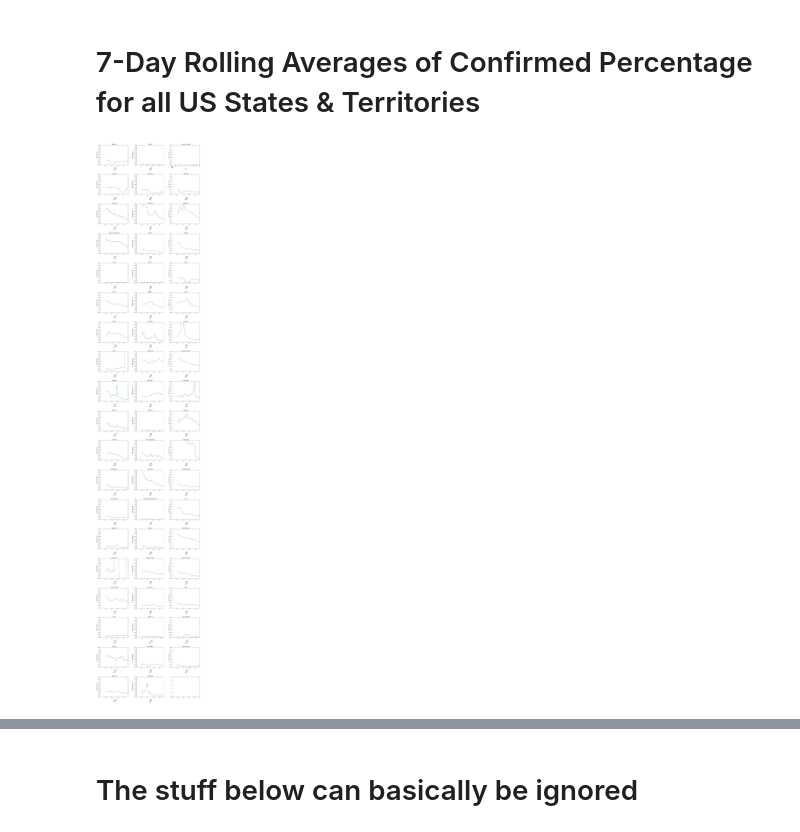
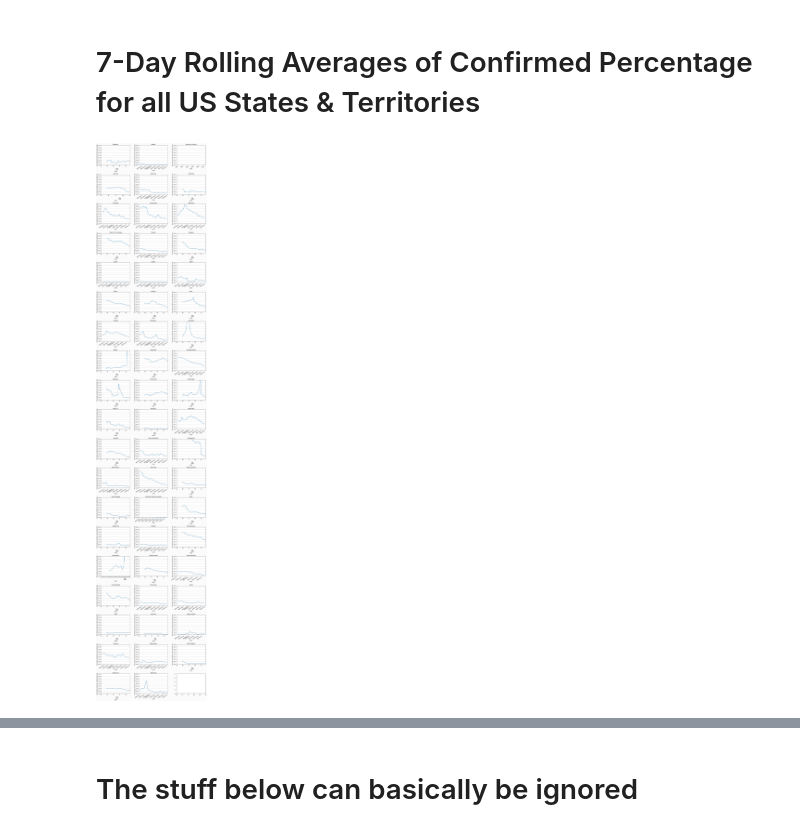
Before and after one commit to DavidMorton/jupyter-notebooks, a Jupyter notebook: COVID DataSet.ipynb, the cells around one changed output, grey strips where cells are left out. Drawn from its saved outputs; the diff is of its cells as text; code cells hidden in the pictures.

```diff
--- a/COVID DataSet.ipynb
+++ b/COVID DataSet.ipynb
@@ -47,32 +47,32 @@ def smooth_bad_cumulative_values(series, columnname):
     states = np.sort(series['Province_State'].unique())
 
     for state in states:
-        series.loc[series['Province_State'] == state, columnname] = series[series['Province_State'] == state][columnname].interpolate()
-    #print(series.groupby('Province_State', as_index=False).apply(lambda x: x[columnname].interpolate(inplace=True)))
-    #series.set_index(['Date']).groupby('Province_State', as_index=False).apply(lambda x: x[columnname].interpolate(inplace=True))
+        stateseries = series[series['Province_State'] == state]
+
+        cumulative = stateseries[columnname].cummax()
+
+        series.loc[(series['Province_State'] == state) & (stateseries[columnname] < cumulative), columnname] = np.nan
+
+        interpolation = series[series['Province_State'] == state][columnname].interpolate()
+
+        series.loc[series['Province_State'] == state, columnname] = interpolation
 
     return series;
 
 def clean_daily_report_data(series):
     series.reset_index(inplace=True)
     series = series.dropna(subset=['People_Tested', 'Confirmed']).copy()
-    series['NewConfirmed'] = series.sort_values(by=['Date']).groupby(['Province_State'])['Confirmed'].transform(pd.Series.diff).fillna(0)
-    series['NewTests'] = series.sort_values(by=['Date']).groupby(['Province_State'])['People_Tested'].transform(pd.Series.diff).fillna(0)
-
-    series.loc[series['NewTests'] <= 0, 'People_Tested'] = np.nan
-    series.loc[series['NewConfirmed'] <= 0, 'Confirmed'] = np.nan
-
-    #print(series[series['Province_State'] == 'Texas'][['People_Tested', 'Confirmed', 'NewTests', 'NewConfirmed']])
 
     series = smooth_bad_cumulative_values(series, 'People_Tested')
     series = smooth_bad_cumulative_values(series, 'Confirmed')
 
+
     series['NewConfirmed'] = series.sort_values(by=['Date']).groupby(['Province_State'])['Confirmed'].transform(pd.Series.diff).fillna(0)
     series['NewTests'] = series.sort_values(by=['Date']).groupby(['Province_State'])['People_Tested'].transform(pd.Series.diff).fillna(0)
 
-    #print(series[series['Province_State'] == 'Texas'][['People_Tested', 'Confirmed', 'NewTests', 'NewConfirmed']])
+    series['NewConfirmedVsTests'] = series['NewConfirmed'].div(series['NewTests']).dropna()
+    #print(series[series['Province_State'] == 'Louisiana'][['People_Tested', 'Confirmed', 'NewTests', 'NewConfirmed', 'NewConfirmedVsTests']])
 
-    series['NewConfirmedVsTests'] = series['NewConfirmed'].div(series['NewTests']).dropna()
     series = series.replace([np.inf, -np.inf], np.nan).dropna(subset=['NewConfirmedVsTests'])
     series = series.set_index(['Province_State', 'Date'])
 
@@ -85,6 +85,9 @@ def clean_daily_report_data(series):
 
     series = series.reset_index()
 
+    #print(series[series['Province_State'] == 'Louisiana'][['People_Tested', 'Confirmed', 'NewTests', 'NewConfirmed', 'NewConfirmedVsTests', 'Rolling']])
+
+
     return series;
 
 
@@ -107,23 +97,24 @@ dtype: float64
 # %%
 states = np.sort(series['Province_State'].unique())
 
-fig, axes = plt.subplots(19, 3, figsize=(20, 19*6), gridspec_kw={'hspace': 0.5, 'wspace': 0.3})
+fig, axes = plt.subplots(19, 3, figsize=(18, 18*6), gridspec_kw={'hspace': 0.5, 'wspace': 0.3}, facecolor='#fbfbfb')
 
 axesflat = axes.flatten()
 
 i = 0;
 
 printmd('# 7-Day Rolling Averages of Confirmed Percentage for all US States & Territories')
 for state in states:
 
     statedata = series[series['Province_State'] == state].copy()
 
     ax = axesflat[i]
     i = i + 1
 
-    ax = statedata.plot.line(x='Date', y='Rolling', ylim=(0, .4), ax=ax, legend=False)
-    ax.set_ylabel('Positive Percent')
+    ax = statedata.plot.line(x='Date', y='Rolling', ylim=(0, 0.4), ax=ax, legend=False)
+    ax.set_ylabel('Percentage Confirmed (7-Day Rolling Avg)')
+    ax.yaxis.grid()
     ax.set_title(state)
 # %% [output]
 # 7-Day Rolling Averages of Confirmed Percentage for all US States & Territories
-[figure, old version]
+[figure, new version]
```
Also changed, not shown: parts of 4 cells of this notebook.
